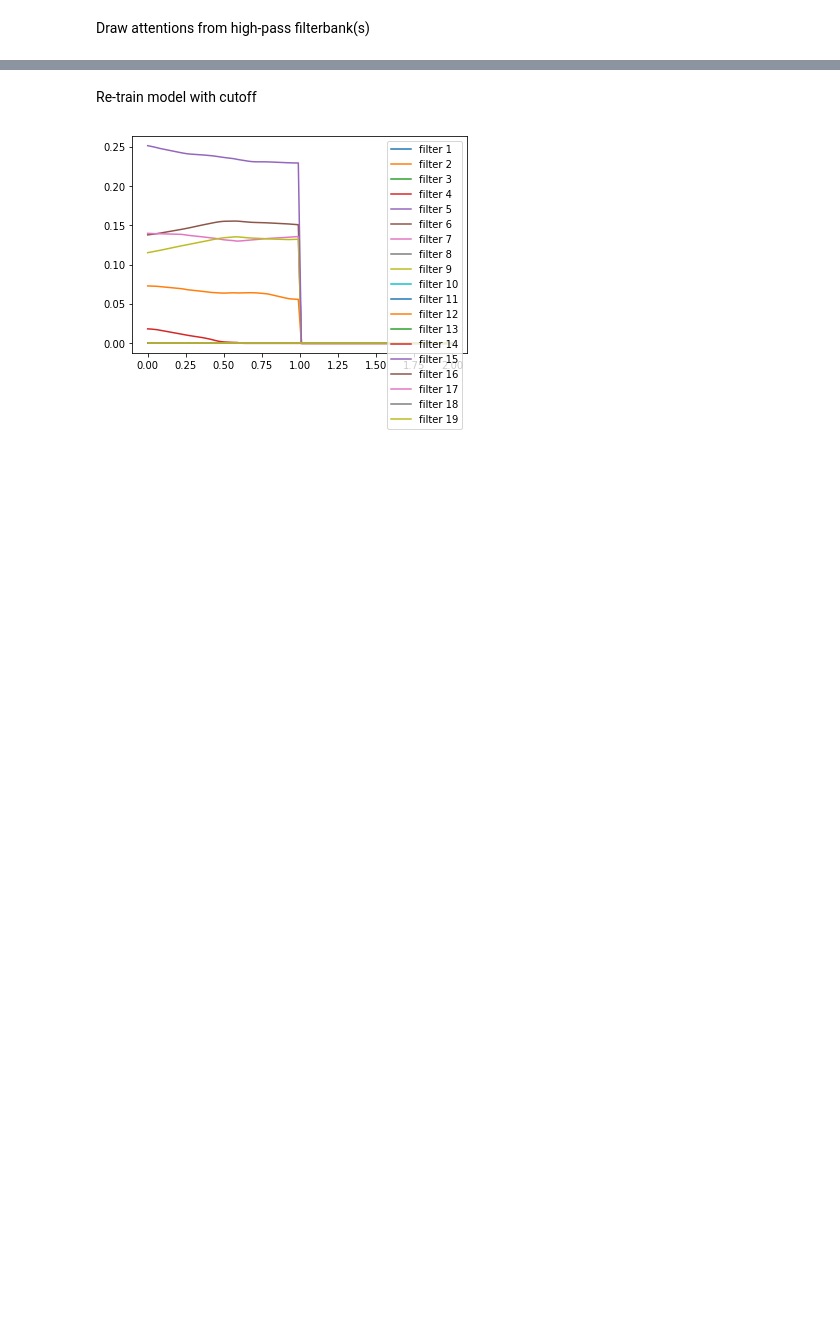
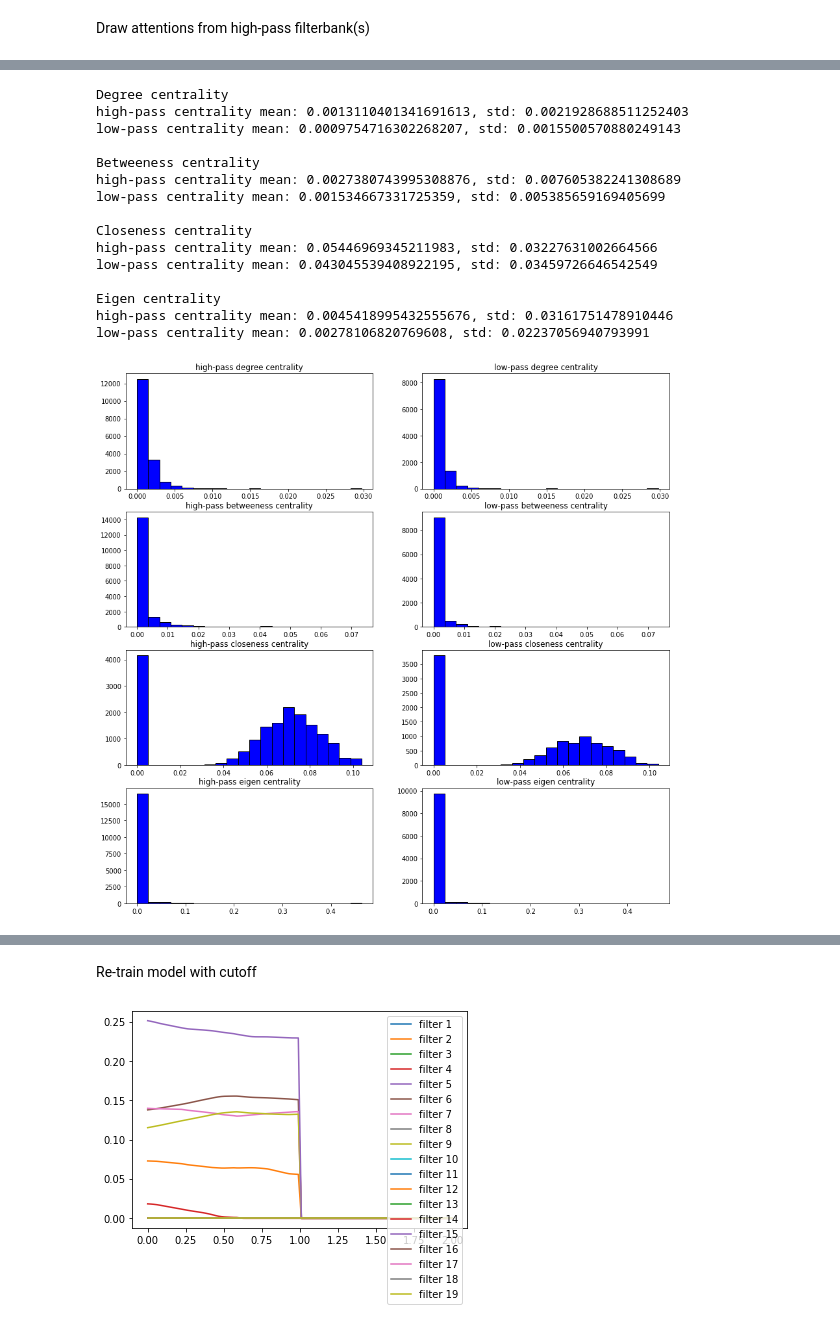
Before and after one commit to seanli3/asgat, a Jupyter notebook: citation/citeseer_frequency_analysis.ipynb, the cells around one changed output, grey strips where cells are left out. Saved outputs shown, nothing was run; the diff lists cells and outputs as text; code cells hidden in the pictures; blank space fills up the shorter version.

```diff
--- a/citation/citeseer_frequency_analysis.ipynb
+++ b/citation/citeseer_frequency_analysis.ipynb
@@ -347,0 +350,79 @@ plt.show()
+# %%
+# compute all node's centrality
+centrality_between = nx.betweenness_centrality(G)
+centrality_degree = nx.degree_centrality(G)
+centrality_close = nx.closeness_centrality(G)
+centrality_eigen = nx.eigenvector_centrality(G)
+# %%
+min_att = 1
+plt.figure(figsize=(15,15))
+
+print('Degree centrality')
+ax1 = plt.subplot(4, 2, 1)
+ax1.set_title('high-pass degree centrality')
+centralities = torch.tensor([centrality_degree[n] for n in (high_attentions > min_att).nonzero(as_tuple=True)[1].tolist()])
+print('high-pass centrality mean: {}, std: {}'.format(centralities.mean().item(), centralities.std().item()))
+plt.hist(centralities, color = 'blue', edgecolor = 'black', bins = 20)
+
+ax2 = plt.subplot(4, 2, 2)
+ax2.set_title('low-pass degree centrality')
+centralities = torch.tensor([centrality_degree[n] for n in (low_attentions > min_att).nonzero(as_tuple=True)[1].tolist()])
+print('low-pass centrality mean: {}, std: {}'.format(centralities.mean().item(), centralities.std().item()))
+plt.hist(centralities, color = 'blue', edgecolor = 'black', bins = 20)
+
+print('\nBetweeness centrality')
+ax3 = plt.subplot(4, 2, 3)
+ax3.set_title('high-pass betweeness centrality')
+centralities = torch.tensor([centrality_between[n] for n in (high_attentions > min_att).nonzero(as_tuple=True)[1].tolist()])
+print('high-pass centrality mean: {}, std: {}'.format(centralities.mean().item(), centralities.std().item()))
+plt.hist(centralities, color = 'blue', edgecolor = 'black', bins = 20)
+
+ax4 = plt.subplot(4, 2, 4)
+ax4.set_title('low-pass betweeness centrality')
+centralities = torch.tensor([centrality_between[n] for n in (low_attentions > min_att).nonzero(as_tuple=True)[1].tolist()])
+print('low-pass centrality mean: {}, std: {}'.format(centralities.mean().item(), centralities.std().item()))
+plt.hist(centralities, color = 'blue', edgecolor = 'black', bins = 20)
+
+print('\nCloseness centrality')
+ax5 = plt.subplot(4, 2, 5)
+ax5.set_title('high-pass closeness centrality')
+centralities = torch.tensor([centrality_close[n] for n in (high_attentions > min_att).nonzero(as_tuple=True)[1].tolist()])
+print('high-pass centrality mean: {}, std: {}'.format(centralities.mean().item(), centralities.std().item()))
+plt.hist(centralities, color = 'blue', edgecolor = 'black', bins = 20)
+
+ax6 = plt.subplot(4, 2, 6)
+ax6.set_title('low-pass closeness centrality')
+centralities = torch.tensor([centrality_close[n] for n in (low_attentions > min_att).nonzero(as_tuple=True)[1].tolist()])
+print('low-pass centrality mean: {}, std: {}'.format(centralities.mean().item(), centralities.std().item()))
+plt.hist(centralities, color = 'blue', edgecolor = 'black', bins = 20)
+
+print('\nEigen centrality')
+ax7 = plt.subplot(4, 2, 7)
+ax7.set_title('high-pass eigen centrality')
+centralities = torch.tensor([centrality_eigen[n] for n in (high_attentions > min_att).nonzero(as_tuple=True)[1].tolist()])
+print('high-pass centrality mean: {}, std: {}'.format(centralities.mean().item(), centralities.std().item()))
+plt.hist(centralities, color = 'blue', edgecolor = 'black', bins = 20)
+
+
+ax8 = plt.subplot(4, 2, 8)
+ax8.set_title('low-pass eigen centrality')
+centralities = torch.tensor([centrality_eigen[n] for n in (low_attentions > min_att).nonzero(as_tuple=True)[1].tolist()])
+print('low-pass centrality mean: {}, std: {}'.format(centralities.mean().item(), centralities.std().item()))
+plt.hist(centralities, color = 'blue', edgecolor = 'black', bins = 20);
+# %% [output]
+Degree centrality
+high-pass centrality mean: 0.0013110401341691613, std: 0.0021928688511252403
+low-pass centrality mean: 0.0009754716302268207, std: 0.0015500570880249143
+
+Betweeness centrality
+high-pass centrality mean: 0.0027380743995308876, std: 0.007605382241308689
+low-pass centrality mean: 0.001534667331725359, std: 0.005385659169405699
+
+Closeness centrality
+high-pass centrality mean: 0.05446969345211983, std: 0.03227631002664566
+low-pass centrality mean: 0.043045539408922195, std: 0.03459726646542549
+
+Eigen centrality
+high-pass centrality mean: 0.0045418995432555676, std: 0.03161751478910446
+low-pass centrality mean: 0.00278106820769608, std: 0.02237056940793991
+[figure, added]
```
Also changed, not shown: parts of 12 cells of this notebook.
